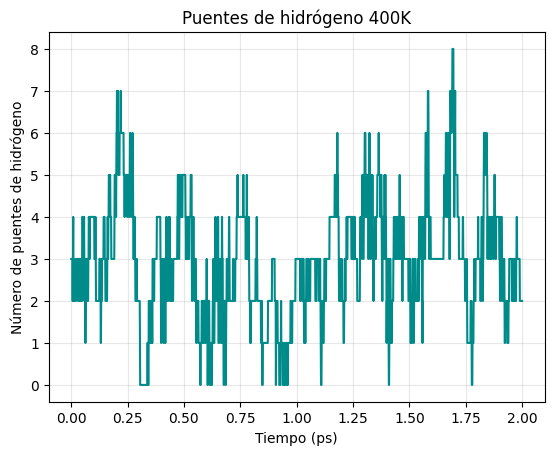
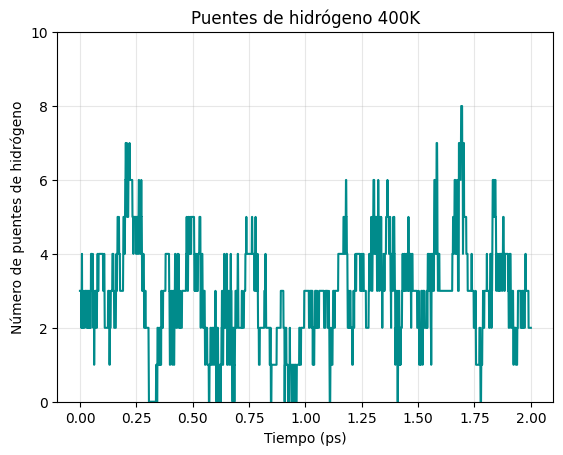
The notebook cell's code change between the first figure and the second:
--- before
+++ after
@@ -5,4 +5,5 @@
 plt.ylabel("Número de puentes de hidrógeno") 
 plt.title("Puentes de hidrógeno 400K") 
+plt.ylim(0, 10)
 plt.grid(alpha=0.3)
 plt.show()

Commit: Añadimos límites ylim